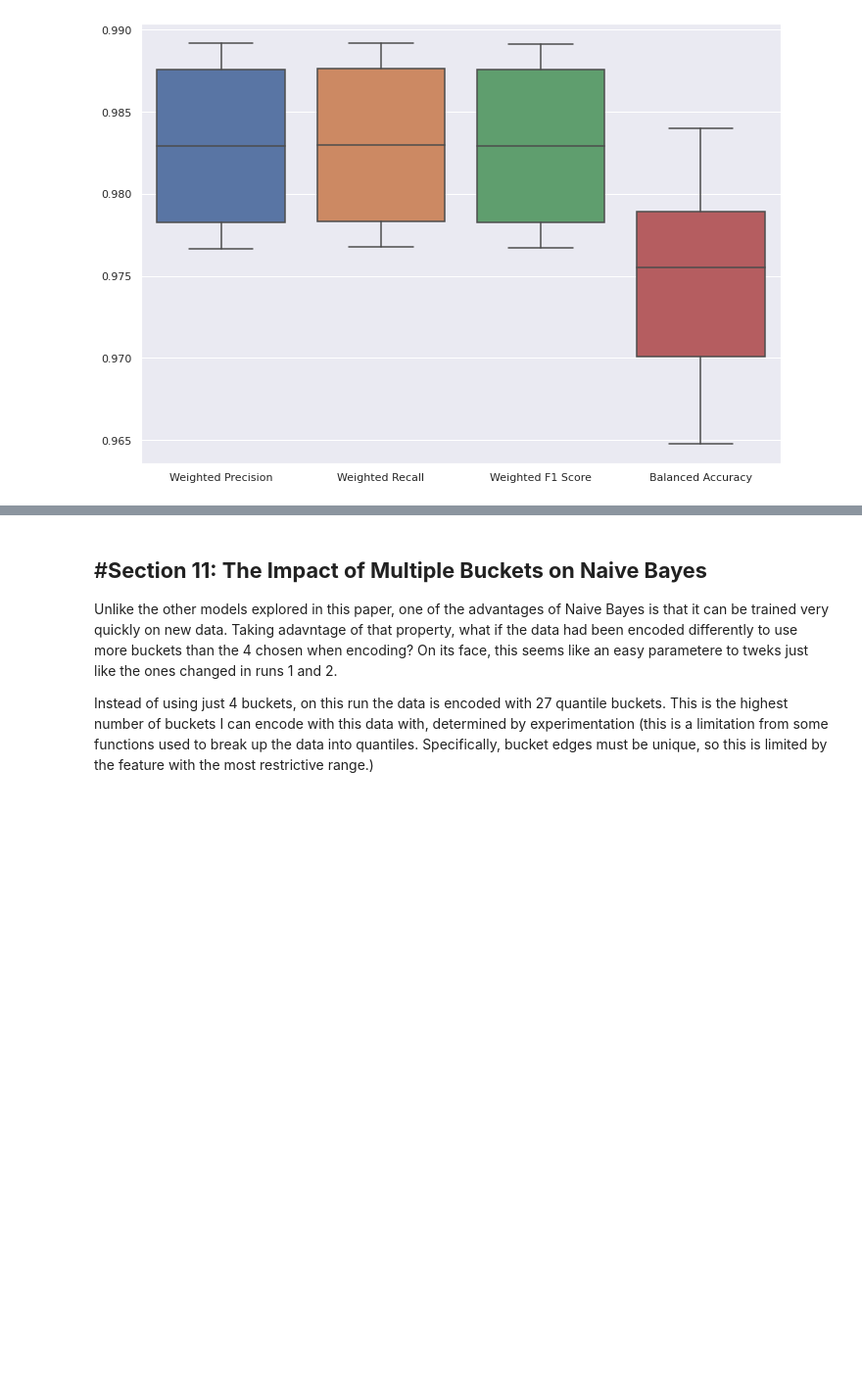
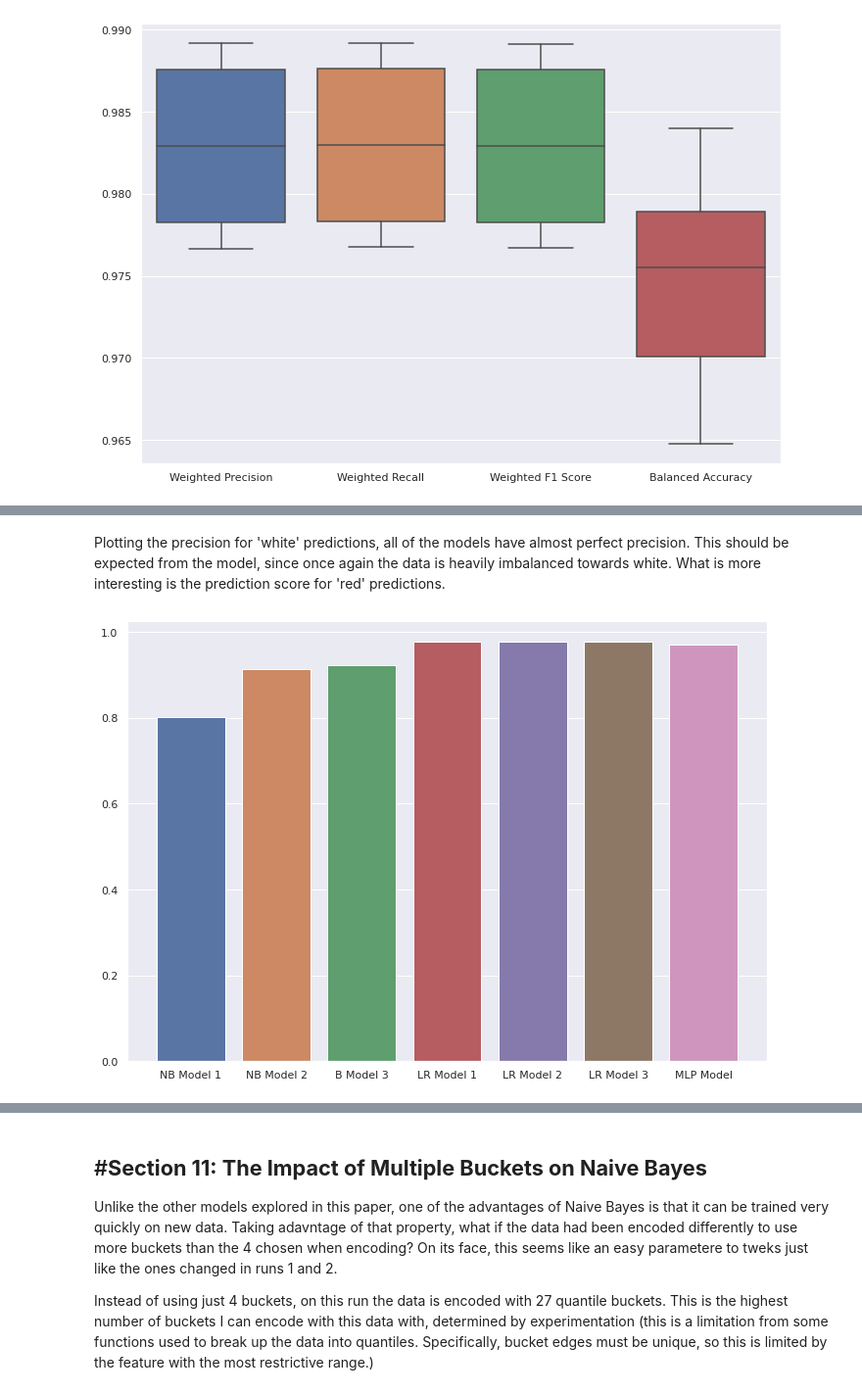
Before and after one commit to journalWheat/CSI4106-Project1, a Jupyter notebook: CSI4106_Project1_JaredWagner_GeneralForm.ipynb, the cells around one changed output, grey strips where cells are left out. Shown at 98% size. Drawn from its saved outputs; the diff is of its cells as text; code cells hidden in the pictures; blank space fills up the shorter version.

```diff
--- a/CSI4106_Project1_JaredWagner_GeneralForm.ipynb
+++ b/CSI4106_Project1_JaredWagner_GeneralForm.ipynb
@@ -952,0 +1163,6 @@ Because the changes in runs 1-3 failed to yield different results, only the last
+# %% [markdown]
+Plotting the precision for 'white' predictions, all of the models have almost perfect precision. This should be expected from the model, since once again the data is heavily imbalanced towards white. What is more interesting is the prediction score for 'red' predictions.
+# %%
+bar_chart_aggregate_data(agg_pr) # precision for red
+# %% [output]
+[figure, added]
```
Also changed, not shown: parts of 23 cells of this notebook.
